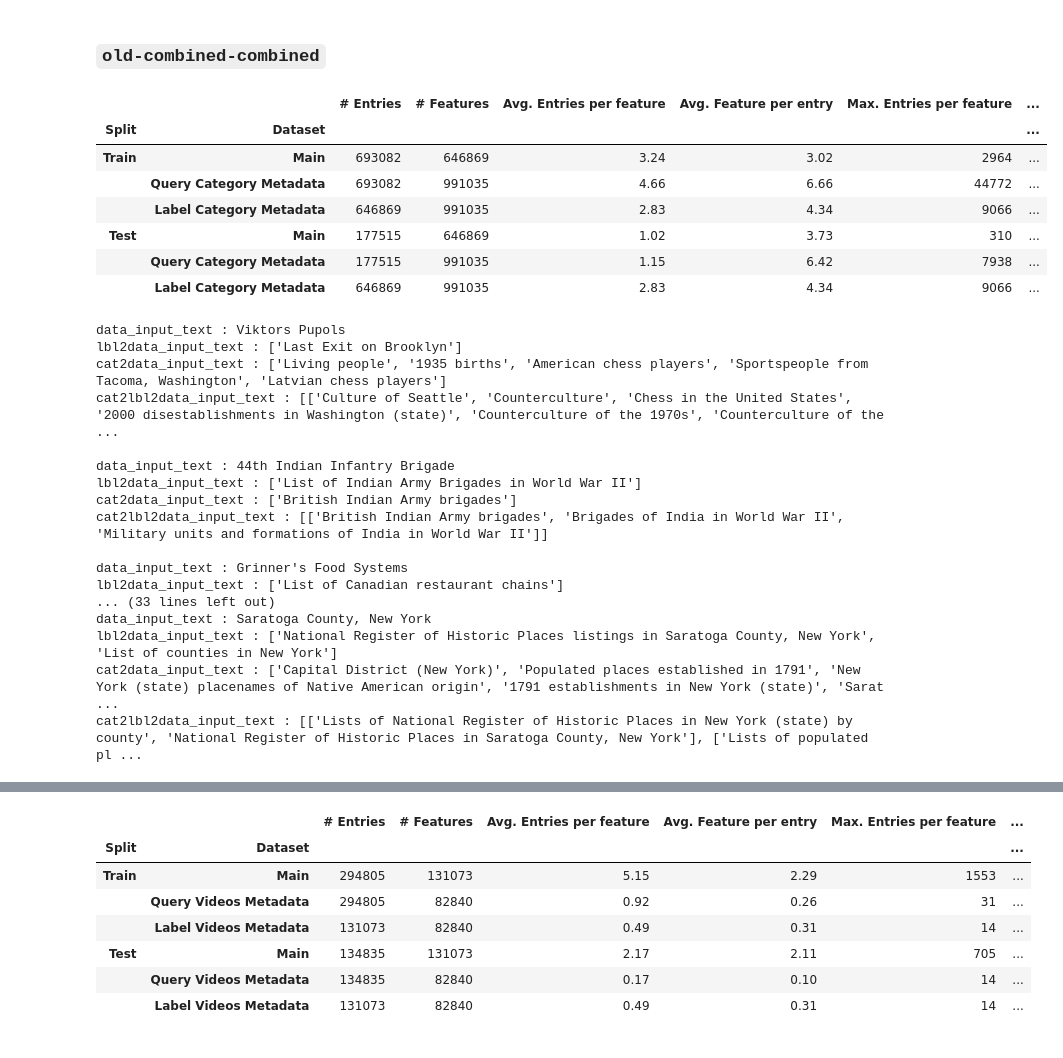
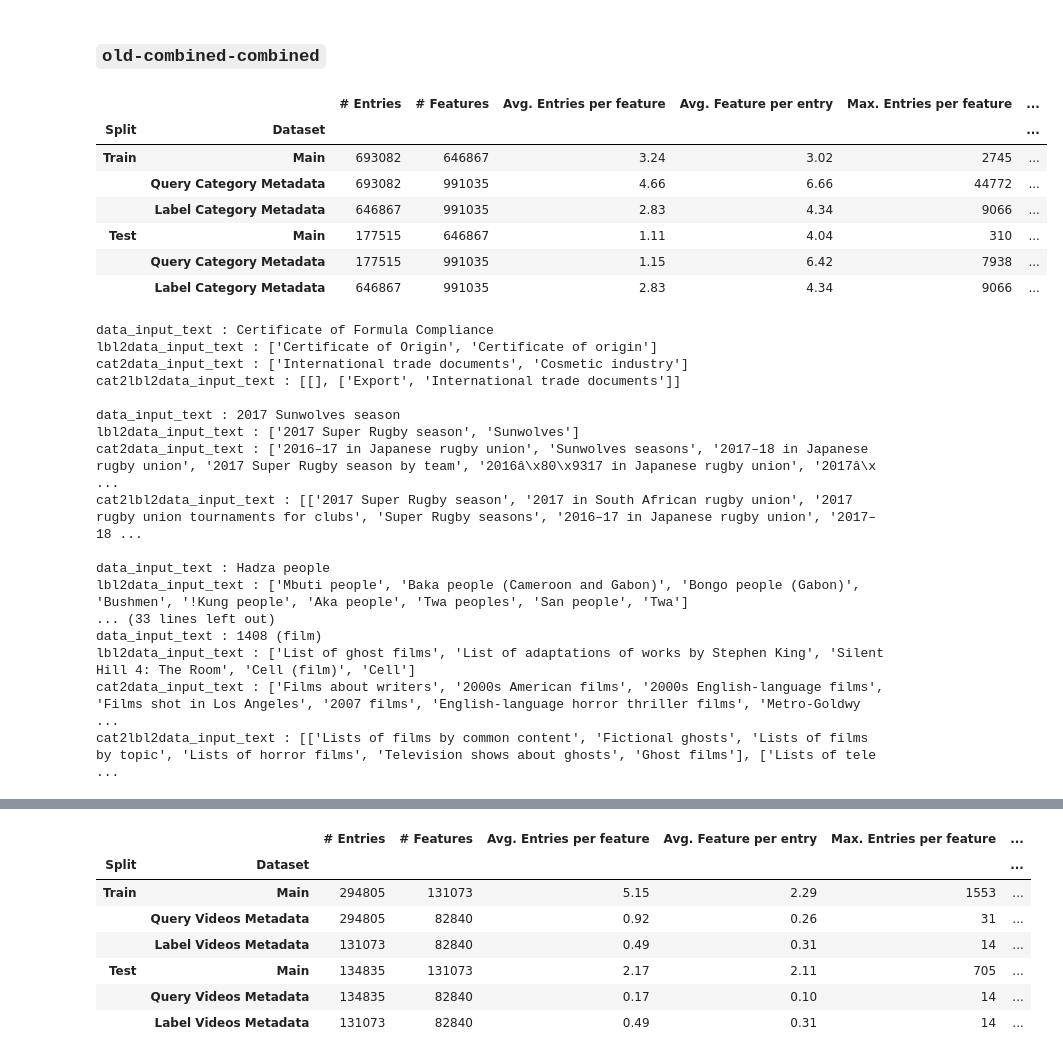
Before and after one commit to suchith720/sugar, a Jupyter notebook: nbs/13_dataset-statistics-report-1.ipynb, the cells around one changed output, grey strips where cells are left out. Cells and saved outputs as stored; diff of their text form; code cells hidden in the pictures.

```diff
--- a/nbs/13_dataset-statistics-report-1.ipynb
+++ b/nbs/13_dataset-statistics-report-1.ipynb
@@ -15,8 +15,12 @@ from xcai.data import *
 # %%
 data_dir = '/home/scai/phd/aiz218323/scratch/datasets/benchmarks/(mapped)LF-WikiSeeAlsoTitles-320K/'
 save_dir = '/home/scai/phd/aiz218323/scratch/datasets/wikipedia/20250123/LF-WikiSeeAlsoTitles-320K/'
+new_dir = '/home/scai/phd/aiz218323/scratch/datasets/benchmarks/20250123-LF-WikiSeeAlsoTitles-320K/'
+metadata_type = 'category'
 
-metadata_type = 'category'
+np.random.seed(10)
 indices = np.random.permutation(693082)[:10]
 
-show_func = partial(show_updated_dataset, data_dir, save_dir, metadata_type, idxs=indices)
+updated_show_func = partial(show_updated_dataset, save_dir, metadata_type, idxs=indices)
+
+show_func = partial(show_dataset, metadata_type=metadata_type, idxs=indices)
@@ -203,30 +209,30 @@ cat2lbl2data_input_text : [['Lists of populated places in New York (state)', 'Li
 # %% [markdown]
 ### `old-combined-combined`
 # %%
-show_func(x_prefix='old', y_prefix='combined', z_prefix='combined')
+o = updated_show_func(x_prefix='old', y_prefix='combined', z_prefix='combined')
 # %% [output]
 |  |  | # Entries | # Features | Avg. Entries per feature | Avg. Feature per entry | Max. Entries per feature | ... |
 | Split | Dataset |  |  |  |  |  | ... |
-| Train | Main | 693082 | 646869 | 3.24 | 3.02 | 2964 | ... |
+| Train | Main | 693082 | 646867 | 3.24 | 3.02 | 2745 | ... |
 |  | Query Category Metadata | 693082 | 991035 | 4.66 | 6.66 | 44772 | ... |
-|  | Label Category Metadata | 646869 | 991035 | 2.83 | 4.34 | 9066 | ... |
-| Test | Main | 177515 | 646869 | 1.02 | 3.73 | 310 | ... |
+|  | Label Category Metadata | 646867 | 991035 | 2.83 | 4.34 | 9066 | ... |
+| Test | Main | 177515 | 646867 | 1.11 | 4.04 | 310 | ... |
 |  | Query Category Metadata | 177515 | 991035 | 1.15 | 6.42 | 7938 | ... |
-|  | Label Category Metadata | 646869 | 991035 | 2.83 | 4.34 | 9066 | ... |
+|  | Label Category Metadata | 646867 | 991035 | 2.83 | 4.34 | 9066 | ... |
-data_input_text : Viktors Pupols
-lbl2data_input_text : ['Last Exit on Brooklyn']
-cat2data_input_text : ['Living people', '1935 births', 'American chess players', 'Sportspeople from Tacoma, Washington', 'Latvian chess players']
-cat2lbl2data_input_text : [['Culture of Seattle', 'Counterculture', 'Chess in the United States', '2000 disestablishments in Washington (state)', 'Counterculture of the 1970s', 'Counterculture of the  ...
+data_input_text : Certificate of Formula Compliance
+lbl2data_input_text : ['Certificate of Origin', 'Certificate of origin']
+cat2data_input_text : ['International trade documents', 'Cosmetic industry']
+cat2lbl2data_input_text : [[], ['Export', 'International trade documents']]
 
-data_input_text : 44th Indian Infantry Brigade
-lbl2data_input_text : ['List of Indian Army Brigades in World War II']
-cat2data_input_text : ['British Indian Army brigades']
-cat2lbl2data_input_text : [['British Indian Army brigades', 'Brigades of India in World War II', 'Military units and formations of India in World War II']]
+data_input_text : 2017 Sunwolves season
+lbl2data_input_text : ['2017 Super Rugby season', 'Sunwolves']
+cat2data_input_text : ['2016–17 in Japanese rugby union', 'Sunwolves seasons', '2017–18 in Japanese rugby union', '2017 Super Rugby season by team', '2016â\x80\x9317 in Japanese rugby union', '2017â\x ...
+cat2lbl2data_input_text : [['2017 Super Rugby season', '2017 in South African rugby union', '2017 rugby union tournaments for clubs', 'Super Rugby seasons', '2016–17 in Japanese rugby union', '2017–18 ...
 
-data_input_text : Grinner's Food Systems
-lbl2data_input_text : ['List of Canadian restaurant chains']
+data_input_text : Hadza people
+lbl2data_input_text : ['Mbuti people', 'Baka people (Cameroon and Gabon)', 'Bongo people (Gabon)', 'Bushmen', '!Kung people', 'Aka people', 'Twa peoples', 'San people', 'Twa']
 ... (33 lines left out)
-data_input_text : Saratoga County, New York
-lbl2data_input_text : ['National Register of Historic Places listings in Saratoga County, New York', 'List of counties in New York']
-cat2data_input_text : ['Capital District (New York)', 'Populated places established in 1791', 'New York (state) placenames of Native American origin', '1791 establishments in New York (state)', 'Sarat ...
-cat2lbl2data_input_text : [['Lists of National Register of Historic Places in New York (state) by county', 'National Register of Historic Places in Saratoga County, New York'], ['Lists of populated pl ...
+data_input_text : 1408 (film)
+lbl2data_input_text : ['List of ghost films', 'List of adaptations of works by Stephen King', 'Silent Hill 4: The Room', 'Cell (film)', 'Cell']
+cat2data_input_text : ['Films about writers', '2000s American films', '2000s English-language films', 'Films shot in Los Angeles', '2007 films', 'English-language horror thriller films', 'Metro-Goldwy ...
+cat2lbl2data_input_text : [['Lists of films by common content', 'Fictional ghosts', 'Lists of films by topic', 'Lists of horror films', 'Television shows about ghosts', 'Ghost films'], ['Lists of tele ...
```
Also changed, not shown: parts of 21 cells of this notebook, 6 other files.
